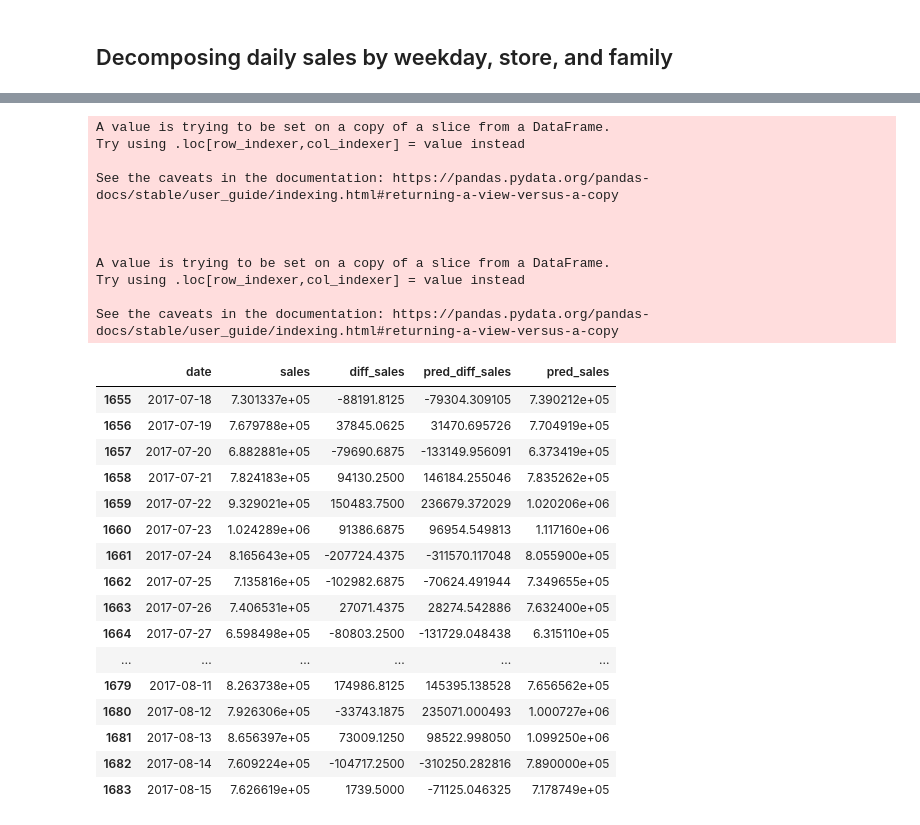
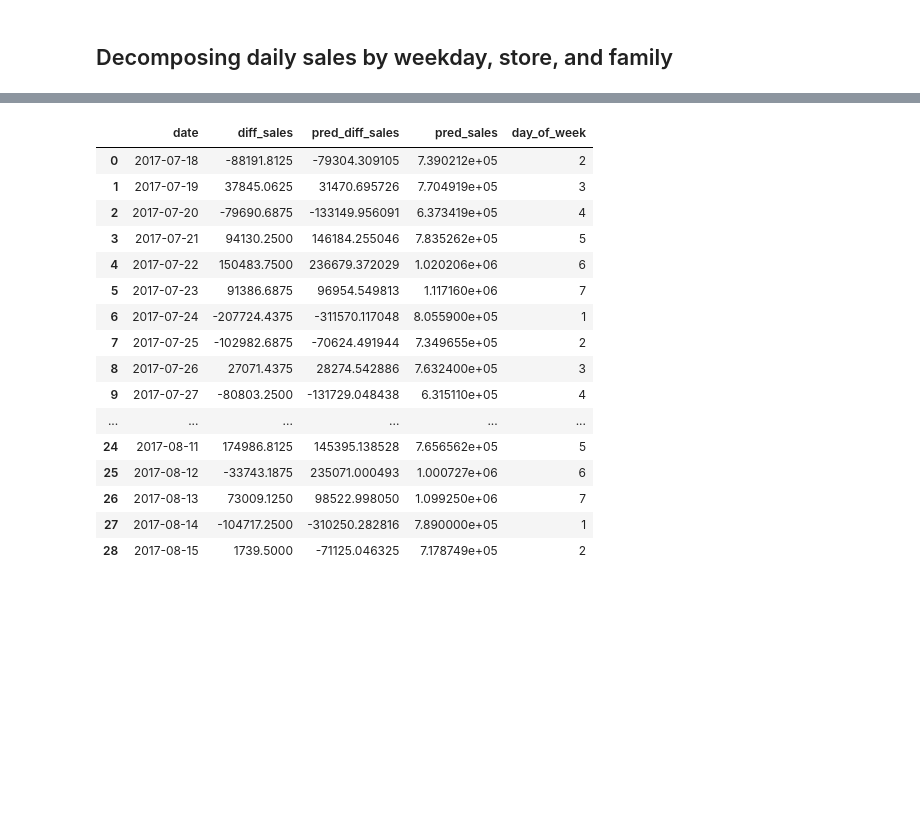
Before and after one commit to ds-ibex/kaggle-store-sales, a Jupyter notebook: notebooks/2.2-gr-arima.ipynb, the cells around one changed output, grey strips where cells are left out. Cells and saved outputs as stored; diff of their text form; code cells hidden in the pictures; blank space fills up the shorter version.

```diff
--- a/notebooks/2.2-gr-arima.ipynb
+++ b/notebooks/2.2-gr-arima.ipynb
@@ -268,0 +164,4 @@ plot_time_series_preds(valid_daily_sales, validation_pred_result, col='diff_sale
+# %%
+X_train = train_daily_sales['diff_sales'].values   # pass the differenced sales numbers to the arima model
+X_valid = valid_daily_sales['diff_sales'].values
+X_train.shape
@@ -268,0 +193,2 @@ plot_time_series_preds(valid_daily_sales, validation_pred_result, col='diff_sale
+# %%
+valid_result = arima_trial(X_train, X_valid, pdq_order=(1, 1, 1), seasonal_order=(1, 1, 1, 7), plots=True, date_series=train_daily_sales['date'], show_summary=True)
@@ -329,38 +294,34 @@ plot_heatmap(train, 'family', 'store_nbr')
 # %%
+# Turn differenced sales into actual sales
+
+# def get_actual_sales_from_diff(df: pd.DataFrame, start_value: float) -> pd.DataFrame:
+
 # Retrieve the last value of the original series
-last_original_value = train_daily_sales['sales'].values[-1]
+last_original_value = train_daily_sales['sales'].iloc[-1]
 
-valid_daily_sales.loc[:, 'pred_diff_sales'] = validation_pred_result
 # Reverse the differencing and obtain actual predictions
-valid_daily_sales.loc[:, 'pred_sales'] = (validation_pred_result.cumsum() + last_original_value)
+valid_result['pred_sales'] = (valid_result['pred_diff_sales'].cumsum() + last_original_value)
 
-valid_daily_sales
+# add day of week feature
+valid_result['day_of_week'] = valid_result.date.dt.isocalendar().day.astype("int8")
+
+valid_result.to_pickle(RESULTS_PATH / 'arima_validation_results_20230613_from_function.pkl')
+valid_result
 # %% [output]
-A value is trying to be set on a copy of a slice from a DataFrame.
-Try using .loc[row_indexer,col_indexer] = value instead
-
-See the caveats in the documentation: https://pandas.pydata.org/pandas-docs/stable/user_guide/indexing.html#returning-a-view-versus-a-copy
-
-
-
-A value is trying to be set on a copy of a slice from a DataFrame.
-Try using .loc[row_indexer,col_indexer] = value instead
-
-See the caveats in the documentation: https://pandas.pydata.org/pandas-docs/stable/user_guide/indexing.html#returning-a-view-versus-a-copy
-|  | date | sales | diff_sales | pred_diff_sales | pred_sales |
-| 1655 | 2017-07-18 | 7.301337e+05 | -88191.8125 | -79304.309105 | 7.390212e+05 |
-| 1656 | 2017-07-19 | 7.679788e+05 | 37845.0625 | 31470.695726 | 7.704919e+05 |
-| 1657 | 2017-07-20 | 6.882881e+05 | -79690.6875 | -133149.956091 | 6.373419e+05 |
-| 1658 | 2017-07-21 | 7.824183e+05 | 94130.2500 | 146184.255046 | 7.835262e+05 |
-| 1659 | 2017-07-22 | 9.329021e+05 | 150483.7500 | 236679.372029 | 1.020206e+06 |
-| 1660 | 2017-07-23 | 1.024289e+06 | 91386.6875 | 96954.549813 | 1.117160e+06 |
-| 1661 | 2017-07-24 | 8.165643e+05 | -207724.4375 | -311570.117048 | 8.055900e+05 |
-| 1662 | 2017-07-25 | 7.135816e+05 | -102982.6875 | -70624.491944 | 7.349655e+05 |
-| 1663 | 2017-07-26 | 7.406531e+05 | 27071.4375 | 28274.542886 | 7.632400e+05 |
-| 1664 | 2017-07-27 | 6.598498e+05 | -80803.2500 | -131729.048438 | 6.315110e+05 |
+|  | date | diff_sales | pred_diff_sales | pred_sales | day_of_week |
+| 0 | 2017-07-18 | -88191.8125 | -79304.309105 | 7.390212e+05 | 2 |
+| 1 | 2017-07-19 | 37845.0625 | 31470.695726 | 7.704919e+05 | 3 |
+| 2 | 2017-07-20 | -79690.6875 | -133149.956091 | 6.373419e+05 | 4 |
+| 3 | 2017-07-21 | 94130.2500 | 146184.255046 | 7.835262e+05 | 5 |
+| 4 | 2017-07-22 | 150483.7500 | 236679.372029 | 1.020206e+06 | 6 |
+| 5 | 2017-07-23 | 91386.6875 | 96954.549813 | 1.117160e+06 | 7 |
+| 6 | 2017-07-24 | -207724.4375 | -311570.117048 | 8.055900e+05 | 1 |
+| 7 | 2017-07-25 | -102982.6875 | -70624.491944 | 7.349655e+05 | 2 |
+| 8 | 2017-07-26 | 27071.4375 | 28274.542886 | 7.632400e+05 | 3 |
+| 9 | 2017-07-27 | -80803.2500 | -131729.048438 | 6.315110e+05 | 4 |
 | ... | ... | ... | ... | ... | ... |
-| 1679 | 2017-08-11 | 8.263738e+05 | 174986.8125 | 145395.138528 | 7.656562e+05 |
-| 1680 | 2017-08-12 | 7.926306e+05 | -33743.1875 | 235071.000493 | 1.000727e+06 |
-| 1681 | 2017-08-13 | 8.656397e+05 | 73009.1250 | 98522.998050 | 1.099250e+06 |
-| 1682 | 2017-08-14 | 7.609224e+05 | -104717.2500 | -310250.282816 | 7.890000e+05 |
-| 1683 | 2017-08-15 | 7.626619e+05 | 1739.5000 | -71125.046325 | 7.178749e+05 |
+| 24 | 2017-08-11 | 174986.8125 | 145395.138528 | 7.656562e+05 | 5 |
+| 25 | 2017-08-12 | -33743.1875 | 235071.000493 | 1.000727e+06 | 6 |
+| 26 | 2017-08-13 | 73009.1250 | 98522.998050 | 1.099250e+06 | 7 |
+| 27 | 2017-08-14 | -104717.2500 | -310250.282816 | 7.890000e+05 | 1 |
+| 28 | 2017-08-15 | 1739.5000 | -71125.046325 | 7.178749e+05 | 2 |
```
Also changed, not shown: parts of 32 cells of this notebook, 6 other files.
